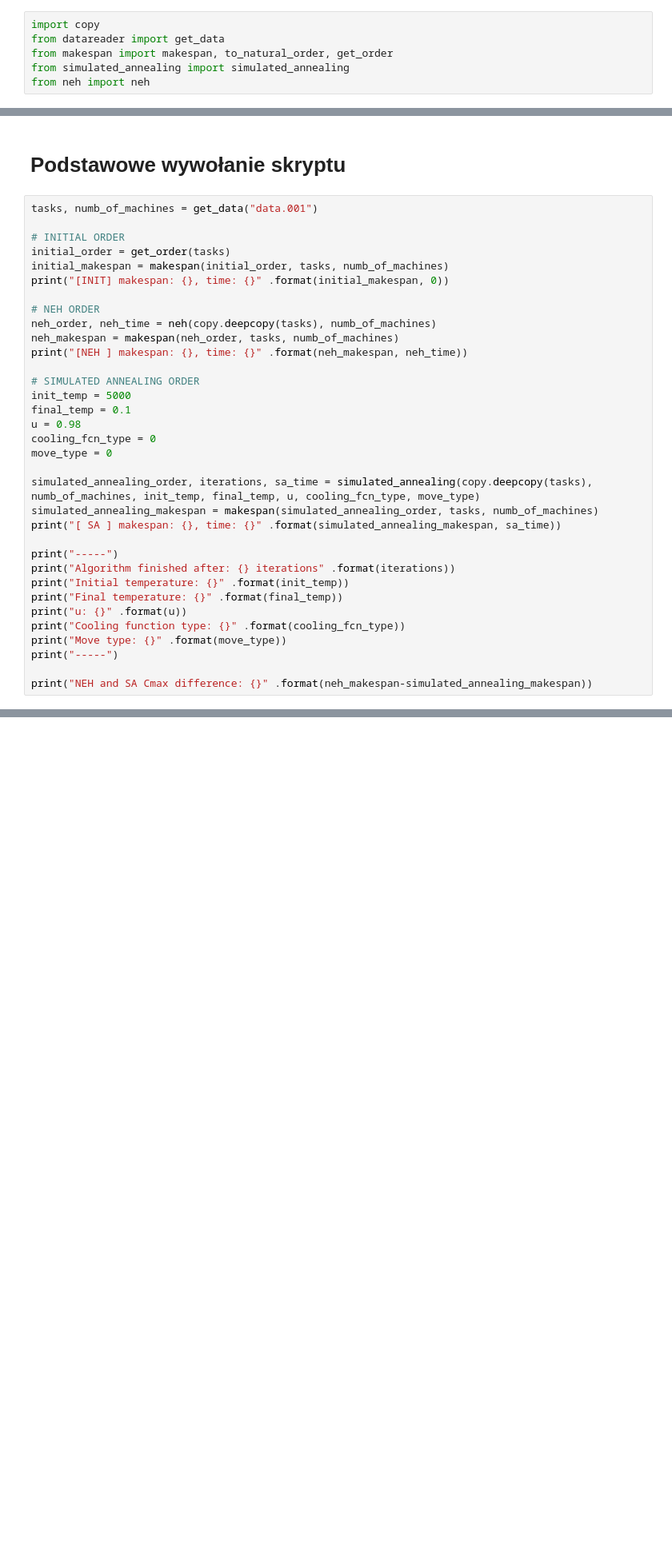
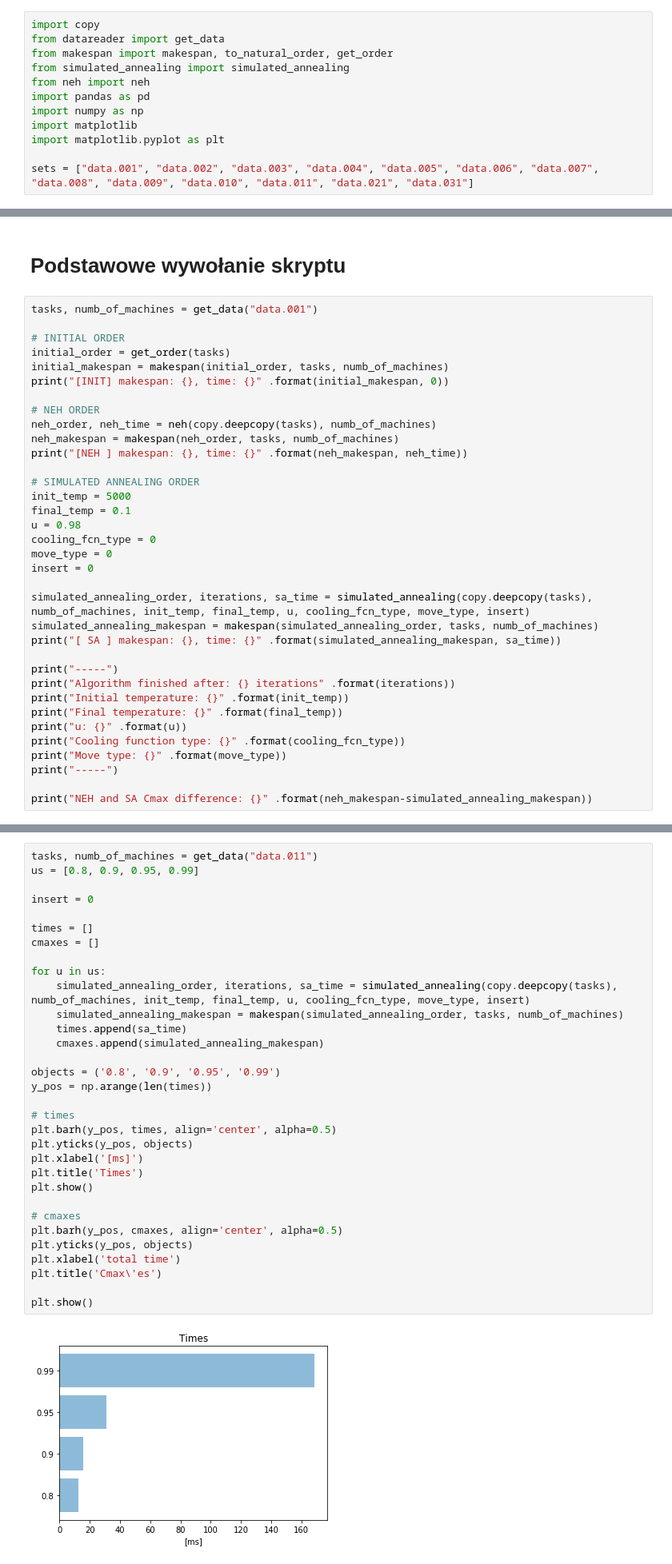
Before and after one commit to vegetablecode/SPD, a Jupyter notebook: Lab3/src/Sprawozdanie.ipynb, the cells around one changed output, grey strips where cells are left out. Shown at 80% size. Saved outputs shown, nothing was run; the diff lists cells and outputs as text; blank space fills up the shorter version.

```diff
--- a/Lab3/src/Sprawozdanie.ipynb
+++ b/Lab3/src/Sprawozdanie.ipynb
@@ -4,3 +4,9 @@ from datareader import get_data
 from makespan import makespan, to_natural_order, get_order
 from simulated_annealing import simulated_annealing
 from neh import neh
+import pandas as pd
+import numpy as np
+import matplotlib
+import matplotlib.pyplot as plt
+
+sets = ["data.001", "data.002", "data.003", "data.004", "data.005", "data.006", "data.007", "data.008", "data.009", "data.010", "data.011", "data.021", "data.031"]
@@ -25,8 +47,9 @@ final_temp = 0.1
 u = 0.98
 cooling_fcn_type = 0
 move_type = 0
+insert = 0
 
-simulated_annealing_order, iterations, sa_time = simulated_annealing(copy.deepcopy(tasks), numb_of_machines, init_temp, final_temp, u, cooling_fcn_type, move_type)
+simulated_annealing_order, iterations, sa_time = simulated_annealing(copy.deepcopy(tasks), numb_of_machines, init_temp, final_temp, u, cooling_fcn_type, move_type, insert)
 simulated_annealing_makespan = makespan(simulated_annealing_order, tasks, numb_of_machines)
 print("[ SA ] makespan: {}, time: {}" .format(simulated_annealing_makespan, sa_time))
 
@@ -59,0 +147,34 @@ Dla parametrów dobranych "na oko" algorytm symulowanego wyżarzania radzi sobie
+# %%
+tasks, numb_of_machines = get_data("data.011")
+us = [0.8, 0.9, 0.95, 0.99]
+
+insert = 0
+
+times = []
+cmaxes = []
+
+for u in us:
+    simulated_annealing_order, iterations, sa_time = simulated_annealing(copy.deepcopy(tasks), numb_of_machines, init_temp, final_temp, u, cooling_fcn_type, move_type, insert)
+    simulated_annealing_makespan = makespan(simulated_annealing_order, tasks, numb_of_machines)
+    times.append(sa_time)
+    cmaxes.append(simulated_annealing_makespan)
+
+objects = ('0.8', '0.9', '0.95', '0.99')
+y_pos = np.arange(len(times))
+
+# times
+plt.barh(y_pos, times, align='center', alpha=0.5)
+plt.yticks(y_pos, objects)
+plt.xlabel('[ms]')
+plt.title('Times')
+plt.show()
+
+# cmaxes
+plt.barh(y_pos, cmaxes, align='center', alpha=0.5)
+plt.yticks(y_pos, objects)
+plt.xlabel('total time')
+plt.title('Cmax\'es')
+
+plt.show()
+# %% [output]
+[figure, added]
```
Also changed, not shown: parts of 31 cells of this notebook, 4 other files.
